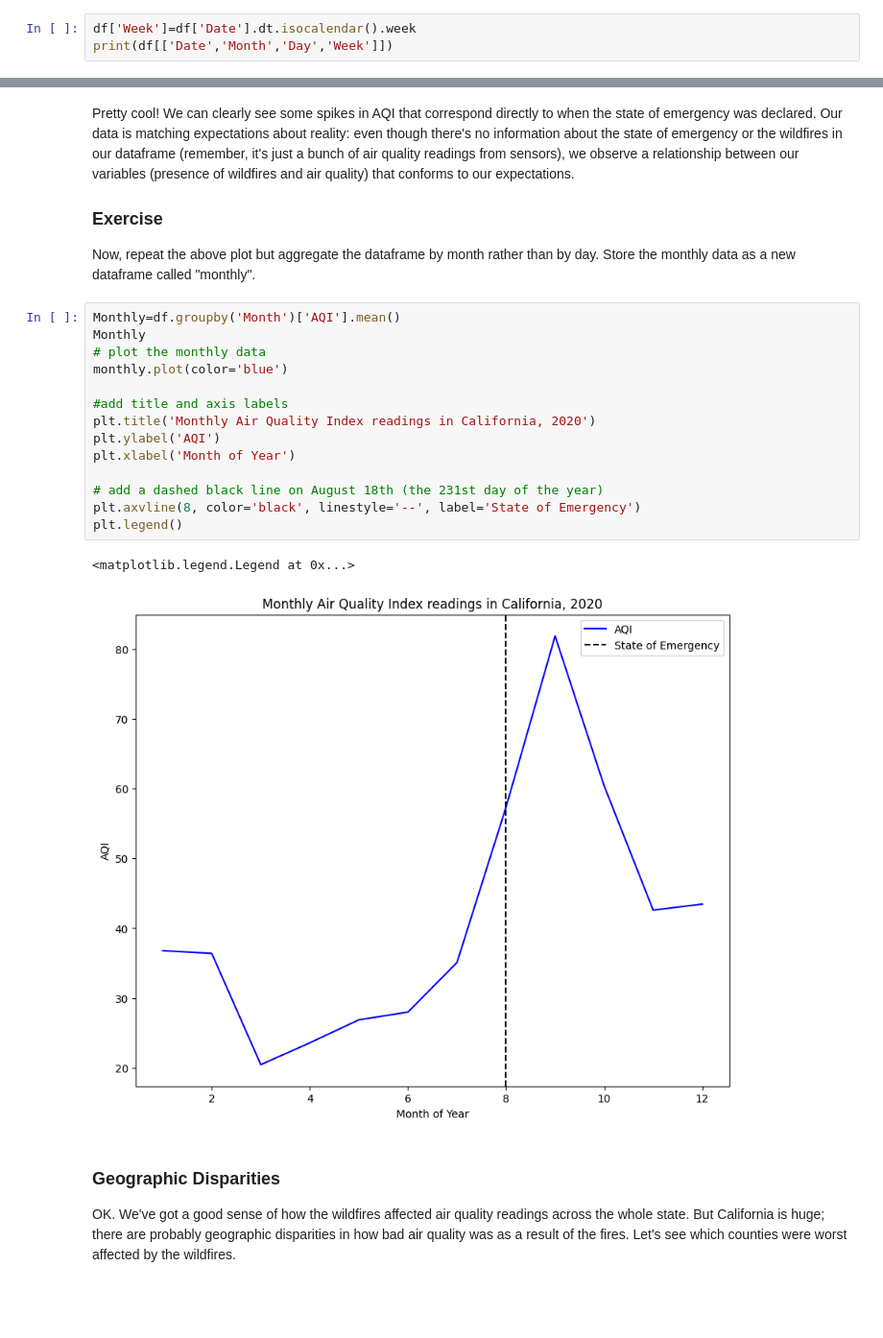
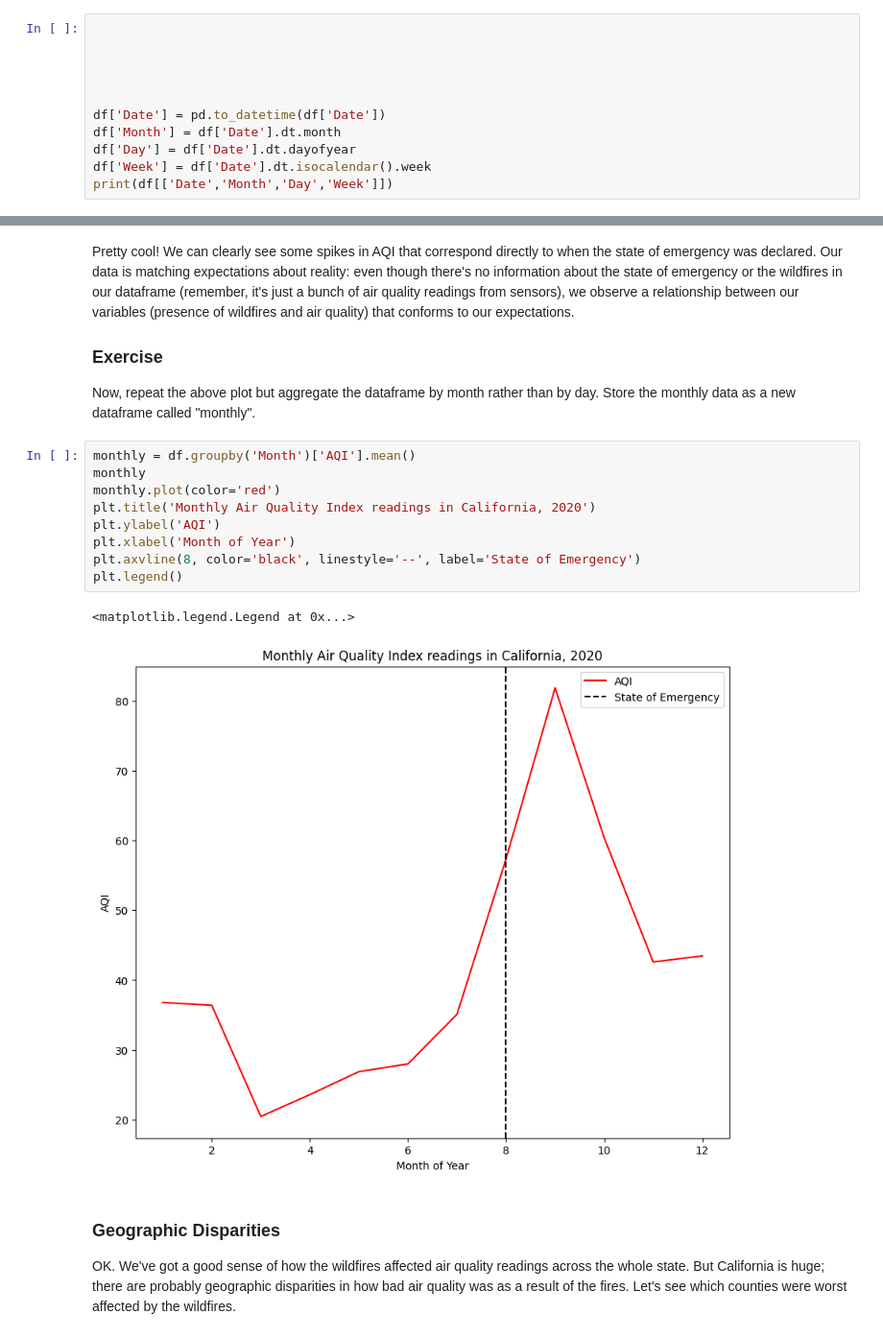
Before and after one commit to ningxin370-jpg/QM2, a Jupyter notebook: notebooks/W03. Spatial Data.ipynb, the cells around one changed output, grey strips where cells are left out. Shown at 96% size. Cells and saved outputs as stored; diff of their text form; blank space fills up the shorter version.

```diff
--- a/notebooks/W03. Spatial Data.ipynb
+++ b/notebooks/W03. Spatial Data.ipynb
@@ -120,7 +122,15 @@ When I print the new columns we've made ("Month" and "Day") next to the original
 
 [Here's](https://pandas.pydata.org/docs/reference/api/pandas.Series.dt.dayofyear.html) the documentation for the pandas function that allowed us to extract the day of year from the datetime column. Using the documentation on this page, create a new column in the dataframe that contains the week of year.
 # %%
-df['Week']=df['Date'].dt.isocalendar().week
+
+
+
+
+
+df['Date'] = pd.to_datetime(df['Date'])
+df['Month'] = df['Date'].dt.month
+df['Day'] = df['Date'].dt.dayofyear
+df['Week'] = df['Date'].dt.isocalendar().week
 print(df[['Date','Month','Day','Week']])
 # %% [output]
             Date  Month  Day  Week
@@ -193,22 +206,17 @@ Pretty cool! We can clearly see some spikes in AQI that correspond directly to w
 ### Exercise
 Now, repeat the above plot but aggregate the dataframe by month rather than by day. Store the monthly data as a new dataframe called "monthly".
 # %%
-Monthly=df.groupby('Month')['AQI'].mean()
-Monthly
-# plot the monthly data
-monthly.plot(color='blue')
-
-#add title and axis labels
+monthly = df.groupby('Month')['AQI'].mean()
+monthly
+monthly.plot(color='red')
 plt.title('Monthly Air Quality Index readings in California, 2020')
 plt.ylabel('AQI')
 plt.xlabel('Month of Year')
-
-# add a dashed black line on August 18th (the 231st day of the year)
 plt.axvline(8, color='black', linestyle='--', label='State of Emergency')
 plt.legend()
 # %% [output]
 <matplotlib.legend.Legend at 0x...>
-[figure, old version]
+[figure, new version]
 # %% [markdown]
 ### Geographic Disparities
 
```
Also changed, not shown: parts of 15 cells of this notebook.
